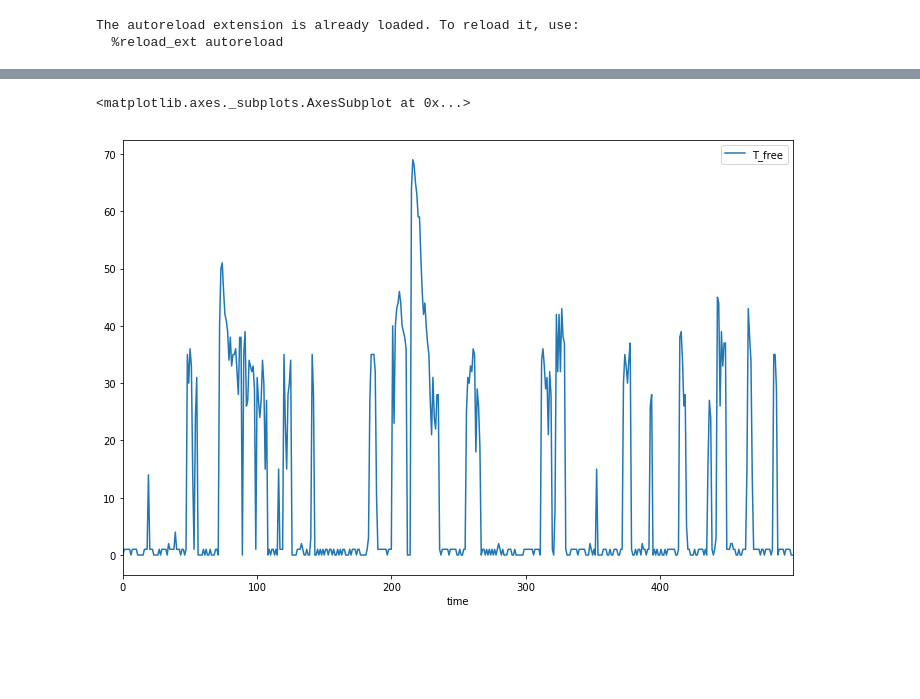
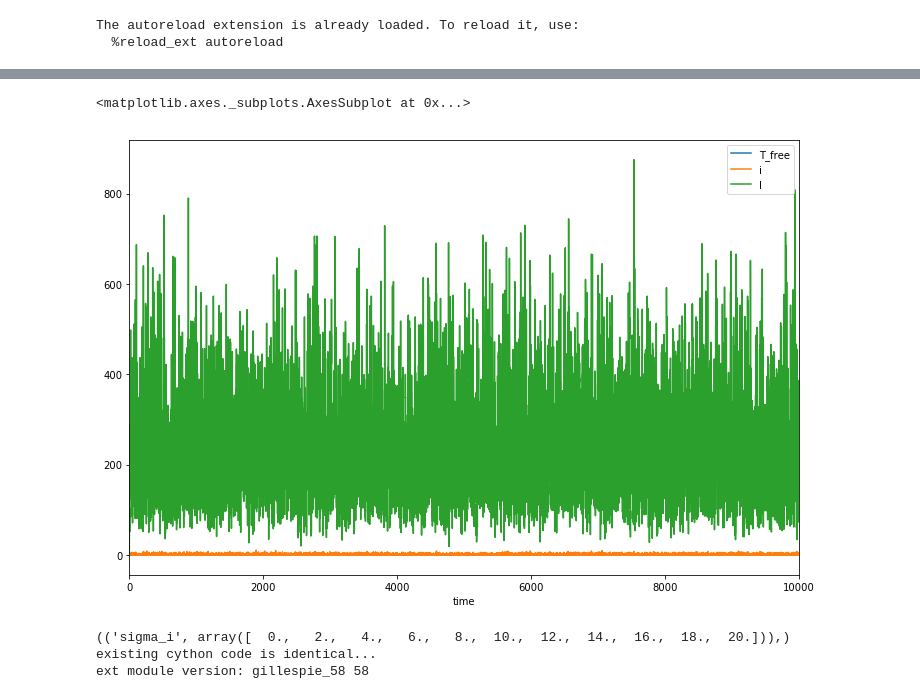
Before and after one commit to ctogle/mini_gillespiem, a Jupyter notebook: TAmodule_aim2.ipynb, the cells around one changed output, grey strips where cells are left out. Saved outputs shown, nothing was run; the diff lists cells and outputs as text; code cells hidden in the pictures; blank space fills up the shorter version.

```diff
--- a/TAmodule_aim2.ipynb
+++ b/TAmodule_aim2.ipynb
@@ -11,7 +13,7 @@ The autoreload extension is already loaded. To reload it, use:
   %reload_ext autoreload
 # %%
 system = {
-    'duration': 499.0,
+    'duration': 9999.0,
     'resolution': 1.0,
     'species': [
         ('i', 0),
@@ -58,7 +60,7 @@ system = {
     'variables': [
         ('sigma_i', 20.0),
         ('alpha_i', 200.0),
-        ('F_i', 5.0),
+        ('mu_i', 5.0),
         ('sigma', 20.0),
         ('k_0', 0.05),
         ('alpha_t', 200.0),
@@ -67,6 +69,7 @@ system = {
         ('mu_ta', 5.0),
         ('f_T', 20.0), # change to beta_T
         ('omega', 0.2),
+        ('delta', 1.5),
         ('mu', 100.0),
         ('epsilon', 0.01),
         ('kappa', 1.0),
@@ -84,6 +87,7 @@ system = {
         ('lambda_ta', 'sigma / (1 + k_0 * (A + C + CC))'),
         ('F_t', 'mu_ta + f_T * (T + TT)'), # change to beta_t
         ('F_a', 'mu_ta + f_T * (T + TT) * omega'), # change to beta_a
+        ('F_i', 'mu_i + f_T * (T + TT) * delta'),
         ('G', '(kappa * mu) / (epsilon + kappa * (kappa_I * I + kappa_A * A + kappa_C * (C + CC) + kappa_T * (T + TT)))'), # change to zeta
         ('G_I', 'kappa_I * G'),
         ('G_A', 'kappa_A * G'),
@@ -93,6 +97,7 @@ system = {
     ],
     'targets': [
         'time',
+        'i',
         'I',
         'A',
         'C',
@@ -120,8 +115,25 @@ gcc -pthread -shared -L/home/cogle/dev/budget/anaconda3/lib -Wl,-rpath=/home/cog
 # %%
-data = run(0, sigma_i=0)
+data = run(0)
 # %%
 df = pd.DataFrame(OrderedDict((t, d) for t, d in zip(system['targets'], data)))
-df.plot(x='time', y=['T_free'], kind='line', figsize=(12, 8))
+df.plot(x='time', y=['T_free', 'i', 'I'], kind='line', figsize=(12, 8))
 # %% [output]
 <matplotlib.axes._subplots.AxesSubplot at 0x...>
-[figure, old version]
+[figure, new version]
+# %%
+from event_detection import event_detection
+
+axes = (
+    ('sigma_i', np.arange(0.0, 20.0 + 2.0, 2.0)),
+)
+print(axes)
+
+pspace, data = simulate(system, processing=[event_detection], batchsize=10, axes=axes)
+
+#targs, outputs = event_detection({}, system['targets'], data[0])
+#print(system['targets'])
+#print(targs)
+# %% [output]
+(('sigma_i', array([  0.,   2.,   4.,   6.,   8.,  10.,  12.,  14.,  16.,  18.,  20.])),)
+existing cython code is identical...
+ext module version: gillespie_58 58
```
Also changed, not shown: parts of 6 cells of this notebook, 1 other file.
